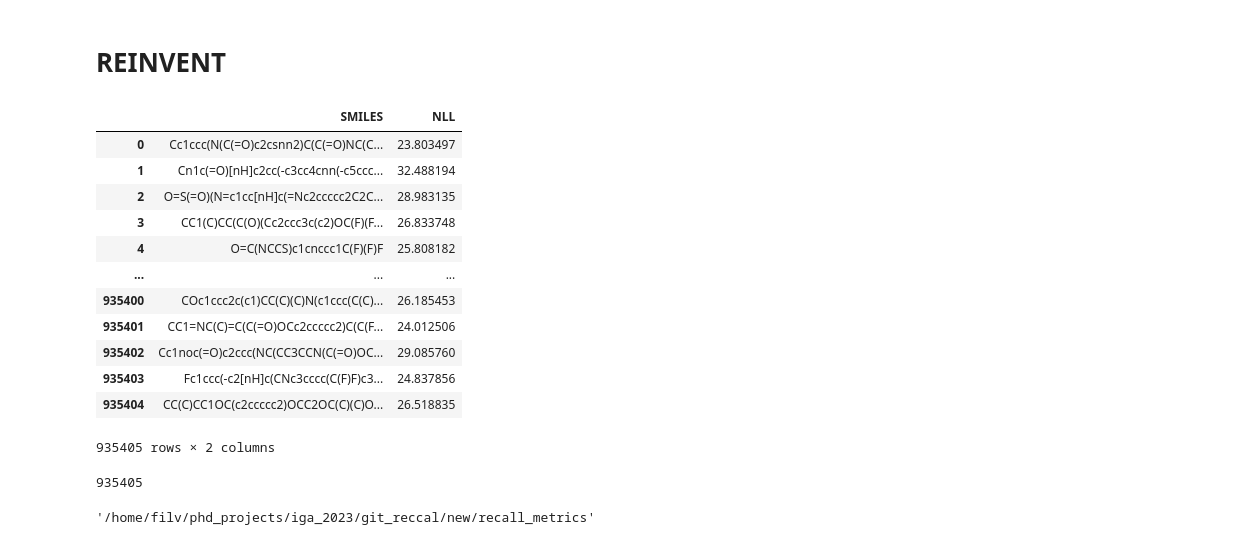
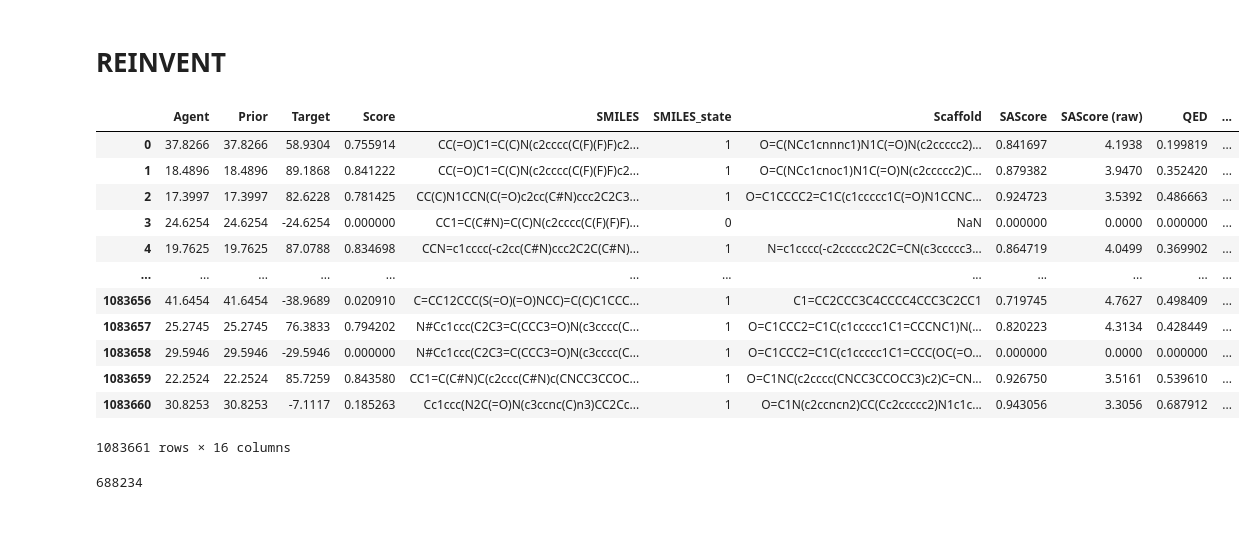
Before and after one commit to filvaleriia/scaffold-based-metrics, a Jupyter notebook: generated_set_convert_to_one_column.ipynb, the cells around one changed output. Cells and saved outputs as stored; diff of their text form; code cells hidden in the pictures.

```diff
--- a/generated_set_convert_to_one_column.ipynb
+++ b/generated_set_convert_to_one_column.ipynb
@@ -205,23 +210,28 @@ generator = 'REINVENTn'
 # %%
-df = pd.read_csv(f"data/output_sets/{receptor}/cOS_{generator}_{type_cluster}_{number}_one_column.csv")
+df = pd.read_csv(f"data/output_sets/{receptor}/{generator}/cOS_{generator}_{type_cluster}_{number}_all_columns.csv")
 df
 # %% [output]
-|  | SMILES | NLL |
-| 0 | Cc1ccc(N(C(=O)c2csnn2)C(C(=O)NC(C... | 23.803497 |
-| 1 | Cn1c(=O)[nH]c2cc(-c3cc4cnn(-c5ccc... | 32.488194 |
-| 2 | O=S(=O)(N=c1cc[nH]c(=Nc2ccccc2C2C... | 28.983135 |
-| 3 | CC1(C)CC(C(O)(Cc2ccc3c(c2)OC(F)(F... | 26.833748 |
-| 4 | O=C(NCCS)c1cnccc1C(F)(F)F | 25.808182 |
-| ... | ... | ... |
-| 935400 | COc1ccc2c(c1)CC(C)(C)N(c1ccc(C(C)... | 26.185453 |
-| 935401 | CC1=NC(C)=C(C(=O)OCc2ccccc2)C(C(F... | 24.012506 |
-| 935402 | Cc1noc(=O)c2ccc(NC(CC3CCN(C(=O)OC... | 29.085760 |
-| 935403 | Fc1ccc(-c2[nH]c(CNc3cccc(C(F)F)c3... | 24.837856 |
-| 935404 | CC(C)CC1OC(c2ccccc2)OCC2OC(C)(C)O... | 26.518835 |
+|  | Agent | Prior | Target | Score | SMILES | SMILES_state | Scaffold | SAScore | SAScore (raw) | QED | ... |
+| 0 | 37.8266 | 37.8266 | 58.9304 | 0.755914 | CC(=O)C1=C(C)N(c2cccc(C(F)(F)F)c2... | 1 | O=C(NCc1cnnnc1)N1C(=O)N(c2ccccc2)... | 0.841697 | 4.1938 | 0.199819 | ... |
+| 1 | 18.4896 | 18.4896 | 89.1868 | 0.841222 | CC(=O)C1=C(C)N(c2cccc(C(F)(F)F)c2... | 1 | O=C(NCc1cnoc1)N1C(=O)N(c2ccccc2)C... | 0.879382 | 3.9470 | 0.352420 | ... |
+| 2 | 17.3997 | 17.3997 | 82.6228 | 0.781425 | CC(C)N1CCN(C(=O)c2cc(C#N)ccc2C2C3... | 1 | O=C1CCCC2=C1C(c1ccccc1C(=O)N1CCNC... | 0.924723 | 3.5392 | 0.486663 | ... |
+| 3 | 24.6254 | 24.6254 | -24.6254 | 0.000000 | CC1=C(C#N)=C(C)N(c2cccc(C(F)(F)F)... | 0 | NaN | 0.000000 | 0.0000 | 0.000000 | ... |
+| 4 | 19.7625 | 19.7625 | 87.0788 | 0.834698 | CCN=c1cccc(-c2cc(C#N)ccc2C2C(C#N)... | 1 | N=c1cccc(-c2ccccc2C2C=CN(c3ccccc3... | 0.864719 | 4.0499 | 0.369902 | ... |
+| ... | ... | ... | ... | ... | ... | ... | ... | ... | ... | ... | ... |
+| 1083656 | 41.6454 | 41.6454 | -38.9689 | 0.020910 | C=CC12CCC(S(=O)(=O)NCC)=C(C)C1CCC... | 1 | C1=CC2CCC3C4CCCC4CCC3C2CC1 | 0.719745 | 4.7627 | 0.498409 | ... |
+| 1083657 | 25.2745 | 25.2745 | 76.3833 | 0.794202 | N#Cc1ccc(C2C3=C(CCC3=O)N(c3cccc(C... | 1 | O=C1CCC2=C1C(c1ccccc1C1=CCCNC1)N(... | 0.820223 | 4.3134 | 0.428449 | ... |
+| 1083658 | 29.5946 | 29.5946 | -29.5946 | 0.000000 | N#Cc1ccc(C2C3=C(CCC3=O)N(c3cccc(C... | 1 | O=C1CCC2=C1C(c1ccccc1C1=CCC(OC(=O... | 0.000000 | 0.0000 | 0.000000 | ... |
+| 1083659 | 22.2524 | 22.2524 | 85.7259 | 0.843580 | CC1=C(C#N)C(c2ccc(C#N)c(CNCC3CCOC... | 1 | O=C1NC(c2cccc(CNCC3CCOCC3)c2)C=CN... | 0.926750 | 3.5161 | 0.539610 | ... |
+| 1083660 | 30.8253 | 30.8253 | -7.1117 | 0.185263 | Cc1ccc(N2C(=O)N(c3ccnc(C)n3)CC2Cc... | 1 | O=C1N(c2ccncn2)CC(Cc2ccccc2)N1c1c... | 0.943056 | 3.3056 | 0.687912 | ... |
-935405 rows × 2 columns
+1083661 rows × 16 columns
+# %%
+df_sorted = df.sort_values(by=['Score'], ascending=False)
+
+# Vybrání nejlepšího řádku pro každou unikátní hodnotu ve sloupci "ID"
+df_unique = df_sorted.drop_duplicates(subset=['SMILES'], keep='first')
+len(df_unique)
+# %% [output]
+688234
 # %%
-virtual_compounds = df.SMILES
-len(virtual_compounds)
+morphs = df_unique.SMILES
-# %% [output]
-935405
 # %%
@@ -229,4 +238,0 @@ virtual_compounds.to_csv(f"data/output_sets/{receptor}/cOS_{generator}_{type_clu
-# %%
-pwd
-# %% [output]
-'/home/filv/phd_projects/iga_2023/git_reccal/new/recall_metrics'
```
Also changed, not shown: parts of 7 cells of this notebook, 1 other file.
